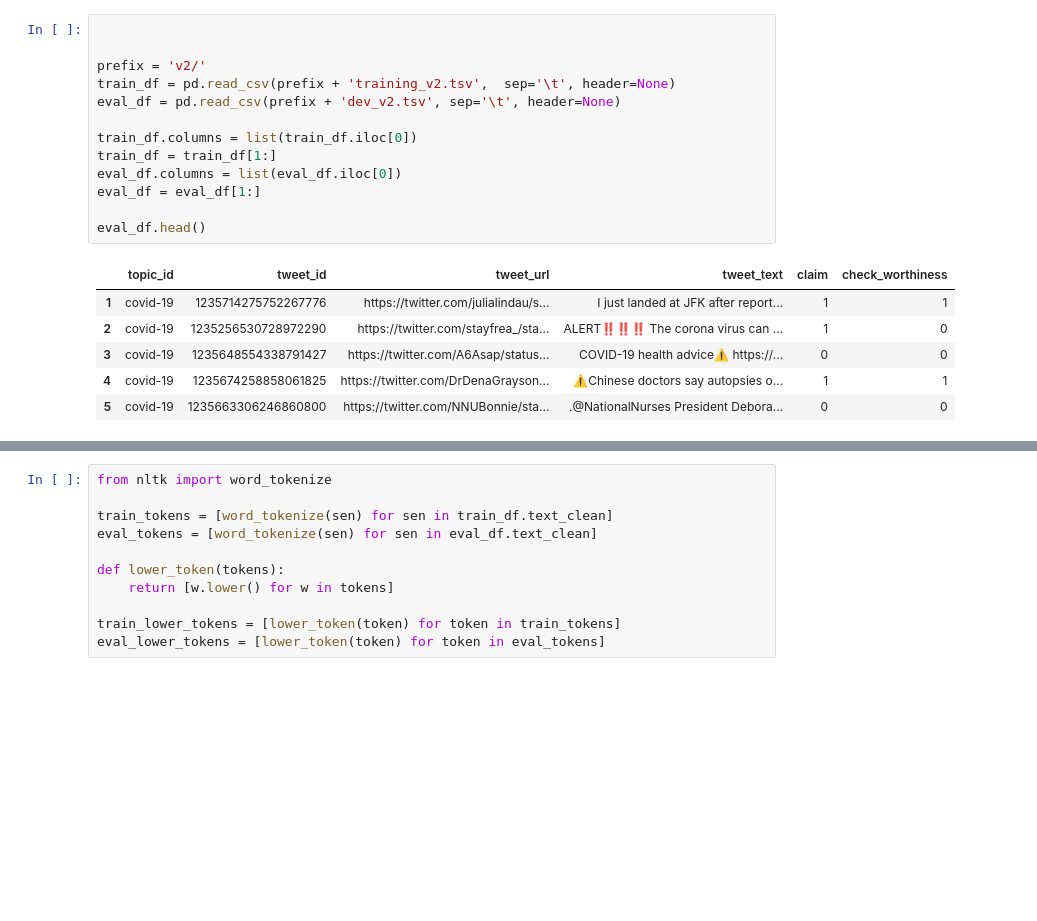
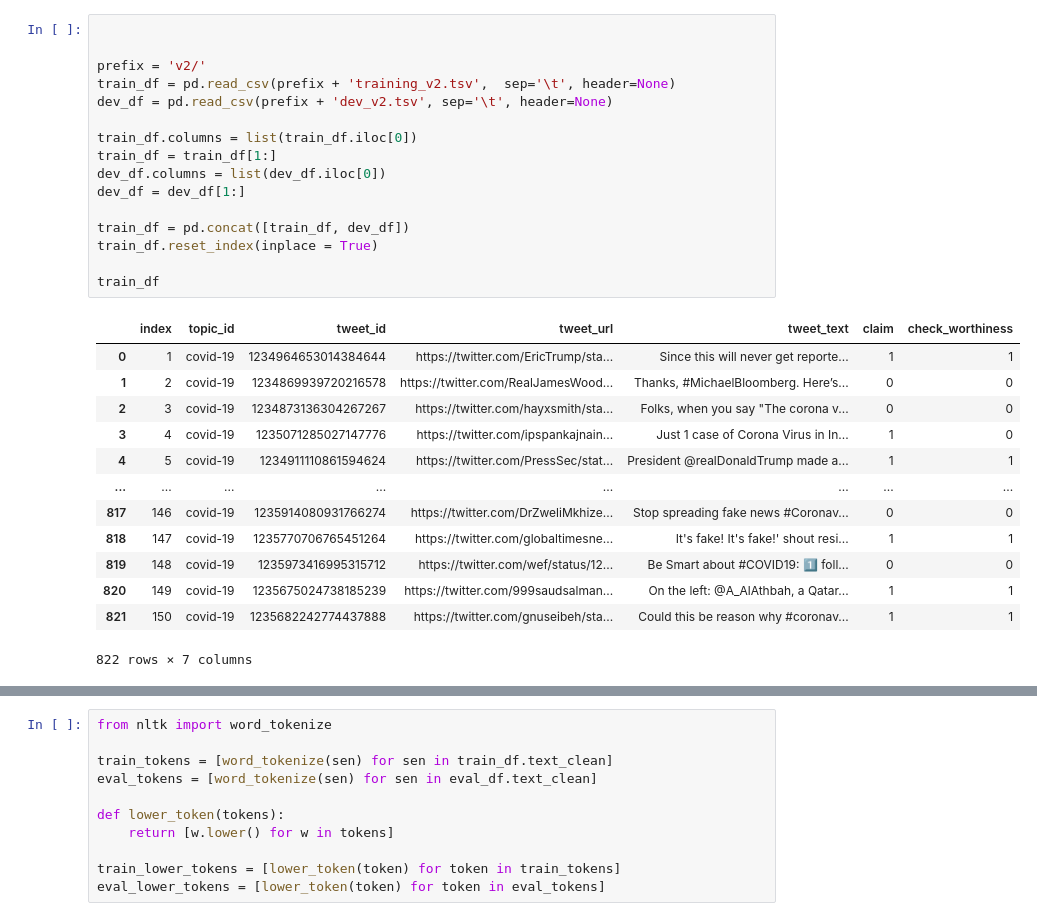
Before and after one commit to SachinKrishan/Check-That-2020, a Jupyter notebook: Task 1/CNN.ipynb, the cells around one changed output, grey strips where cells are left out. Cells and saved outputs as stored; diff of their text form; blank space fills up the shorter version.

```diff
--- a/Task 1/CNN.ipynb
+++ b/Task 1/CNN.ipynb
@@ -20,20 +20,30 @@ Using TensorFlow backend.
 # %%
 
 
 prefix = 'v2/'
 train_df = pd.read_csv(prefix + 'training_v2.tsv',  sep='\t', header=None)
-eval_df = pd.read_csv(prefix + 'dev_v2.tsv', sep='\t', header=None)
+dev_df = pd.read_csv(prefix + 'dev_v2.tsv', sep='\t', header=None)
 
 train_df.columns = list(train_df.iloc[0])
 train_df = train_df[1:]
-eval_df.columns = list(eval_df.iloc[0])
-eval_df = eval_df[1:]
+dev_df.columns = list(dev_df.iloc[0])
+dev_df = dev_df[1:]
 
-eval_df.head()
+train_df = pd.concat([train_df, dev_df])
+train_df.reset_index(inplace = True)
+
+train_df
 # %% [output]
-|  | topic_id | tweet_id | tweet_url | tweet_text | claim | check_worthiness |
-| 1 | covid-19 | 1235714275752267776 | https://twitter.com/julialindau/s... | I just landed at JFK after report... | 1 | 1 |
-| 2 | covid-19 | 1235256530728972290 | https://twitter.com/stayfrea_/sta... | ALERT‼️‼️‼️ The corona virus can ... | 1 | 0 |
-| 3 | covid-19 | 1235648554338791427 | https://twitter.com/A6Asap/status... | COVID-19 health advice⚠️ https://... | 0 | 0 |
-| 4 | covid-19 | 1235674258858061825 | https://twitter.com/DrDenaGrayson... | ⚠️Chinese doctors say autopsies o... | 1 | 1 |
-| 5 | covid-19 | 1235663306246860800 | https://twitter.com/NNUBonnie/sta... | .@NationalNurses President Debora... | 0 | 0 |
+|  | index | topic_id | tweet_id | tweet_url | tweet_text | claim | check_worthiness |
+| 0 | 1 | covid-19 | 1234964653014384644 | https://twitter.com/EricTrump/sta... | Since this will never get reporte... | 1 | 1 |
+| 1 | 2 | covid-19 | 1234869939720216578 | https://twitter.com/RealJamesWood... | Thanks, #MichaelBloomberg. Here’s... | 0 | 0 |
+| 2 | 3 | covid-19 | 1234873136304267267 | https://twitter.com/hayxsmith/sta... | Folks, when you say "The corona v... | 0 | 0 |
+| 3 | 4 | covid-19 | 1235071285027147776 | https://twitter.com/ipspankajnain... | Just 1 case of Corona Virus in In... | 1 | 0 |
+| 4 | 5 | covid-19 | 1234911110861594624 | https://twitter.com/PressSec/stat... | President @realDonaldTrump made a... | 1 | 1 |
+| ... | ... | ... | ... | ... | ... | ... | ... |
+| 817 | 146 | covid-19 | 1235914080931766274 | https://twitter.com/DrZweliMkhize... | Stop spreading fake news #Coronav... | 0 | 0 |
+| 818 | 147 | covid-19 | 1235770706765451264 | https://twitter.com/globaltimesne... | It's fake! It's fake!' shout resi... | 1 | 1 |
+| 819 | 148 | covid-19 | 1235973416995315712 | https://twitter.com/wef/status/12... | Be Smart about #COVID19: 1️⃣ foll... | 0 | 0 |
+| 820 | 149 | covid-19 | 1235675024738185239 | https://twitter.com/999saudsalman... | On the left: @A_AlAthbah, a Qatar... | 1 | 1 |
+| 821 | 150 | covid-19 | 1235682242774437888 | https://twitter.com/gnuseibeh/sta... | Could this be reason why #coronav... | 1 | 1 |
+822 rows × 7 columns
```
Also changed, not shown: parts of 25 cells of this notebook, 54 other files.
